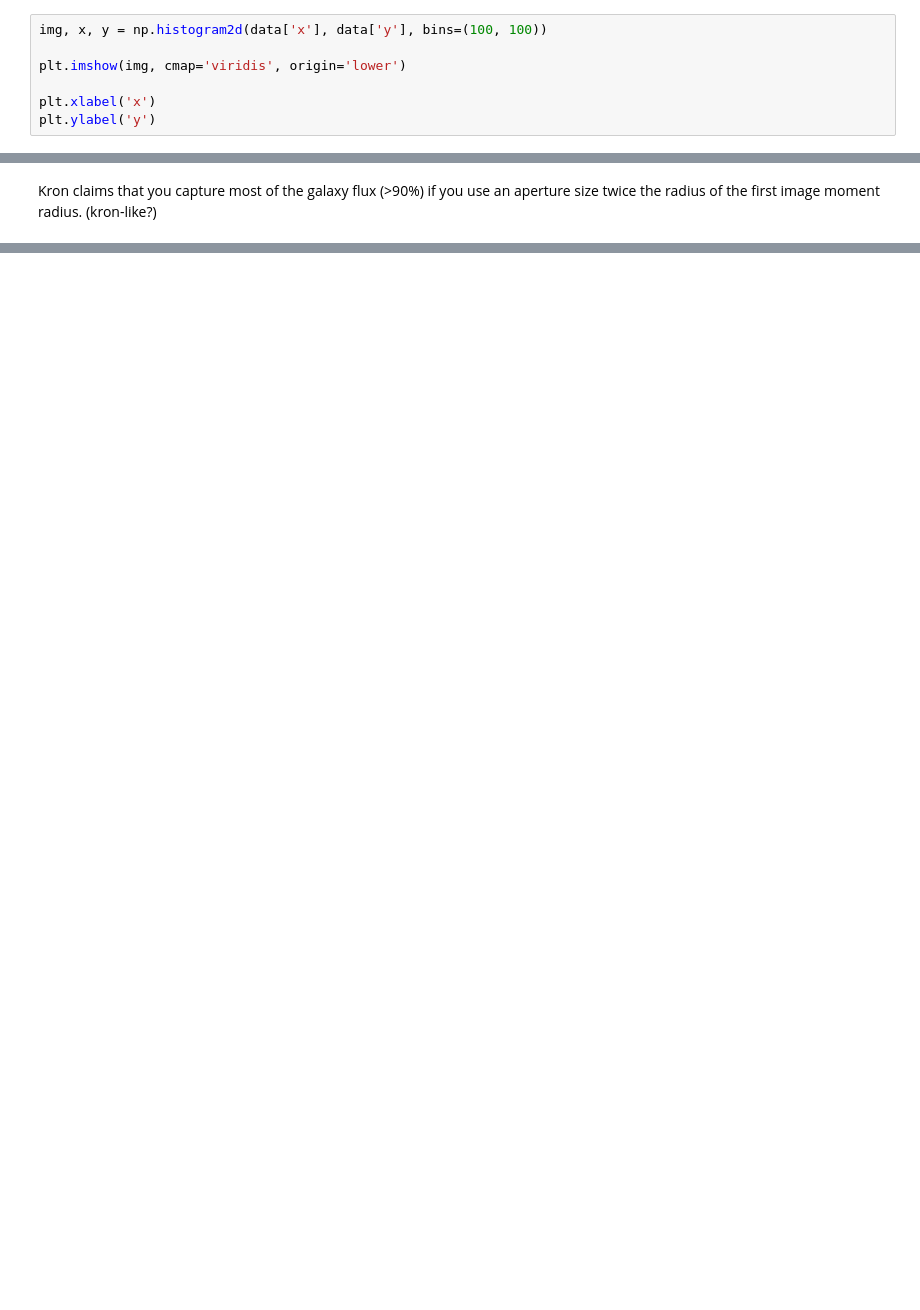
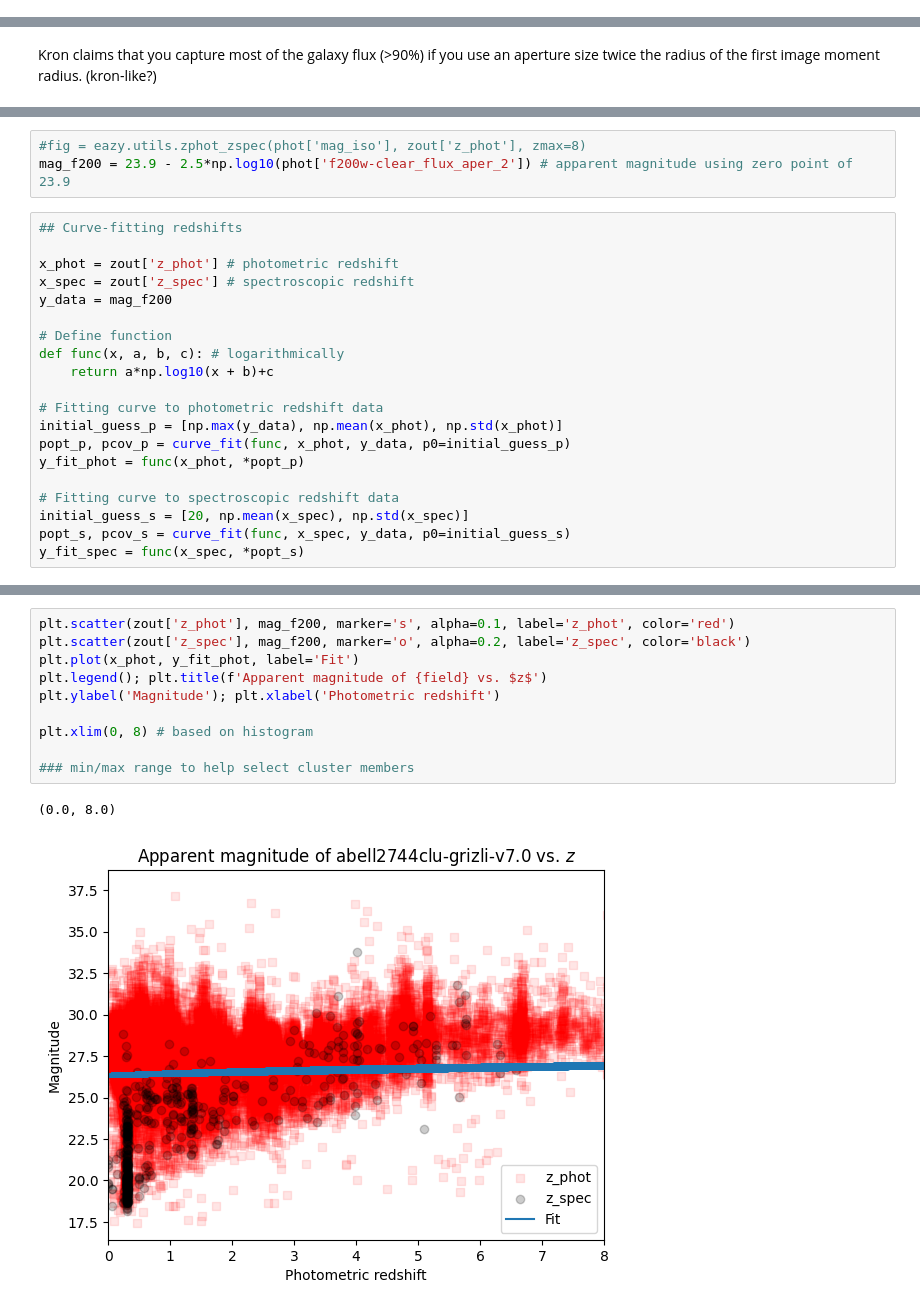
Before and after one commit to mayamerch/block-3-project, a Jupyter notebook: abell 2744.ipynb, the cells around one changed output, grey strips where cells are left out. Cells and saved outputs as stored; diff of their text form; blank space fills up the shorter version.

```diff
--- a/abell 2744.ipynb
+++ b/abell 2744.ipynb
@@ -71,7 +40,0 @@ Text(0, 0.5, 'y')
-# %%
-img, x, y = np.histogram2d(data['x'], data['y'], bins=(100, 100))
-
-plt.imshow(img, cmap='viridis', origin='lower')
-
-plt.xlabel('x')
-plt.ylabel('y')
@@ -281,0 +281,23 @@ plt.legend()
+# %%
+#fig = eazy.utils.zphot_zspec(phot['mag_iso'], zout['z_phot'], zmax=8)
+mag_f200 = 23.9 - 2.5*np.log10(phot['f200w-clear_flux_aper_2']) # apparent magnitude using zero point of 23.9
+# %%
+## Curve-fitting redshifts
+
+x_phot = zout['z_phot'] # photometric redshift
+x_spec = zout['z_spec'] # spectroscopic redshift
+y_data = mag_f200
+
+# Define function
+def func(x, a, b, c): # logarithmically
+    return a*np.log10(x + b)+c
+
+# Fitting curve to photometric redshift data
+initial_guess_p = [np.max(y_data), np.mean(x_phot), np.std(x_phot)]
+popt_p, pcov_p = curve_fit(func, x_phot, y_data, p0=initial_guess_p)
+y_fit_phot = func(x_phot, *popt_p)
+
+# Fitting curve to spectroscopic redshift data
+initial_guess_s = [20, np.mean(x_spec), np.std(x_spec)]
+popt_s, pcov_s = curve_fit(func, x_spec, y_data, p0=initial_guess_s)
+y_fit_spec = func(x_spec, *popt_s)
@@ -281,0 +318,13 @@ plt.legend()
+# %%
+plt.scatter(zout['z_phot'], mag_f200, marker='s', alpha=0.1, label='z_phot', color='red')
+plt.scatter(zout['z_spec'], mag_f200, marker='o', alpha=0.2, label='z_spec', color='black')
+plt.plot(x_phot, y_fit_phot, label='Fit')
+plt.legend(); plt.title(f'Apparent magnitude of {field} vs. $z$')
+plt.ylabel('Magnitude'); plt.xlabel('Photometric redshift')
+
+plt.xlim(0, 8) # based on histogram
+
+### min/max range to help select cluster members
+# %% [output]
+(0.0, 8.0)
+[figure, added]
```
Also changed, not shown: parts of 29 cells of this notebook, 1 other file.
